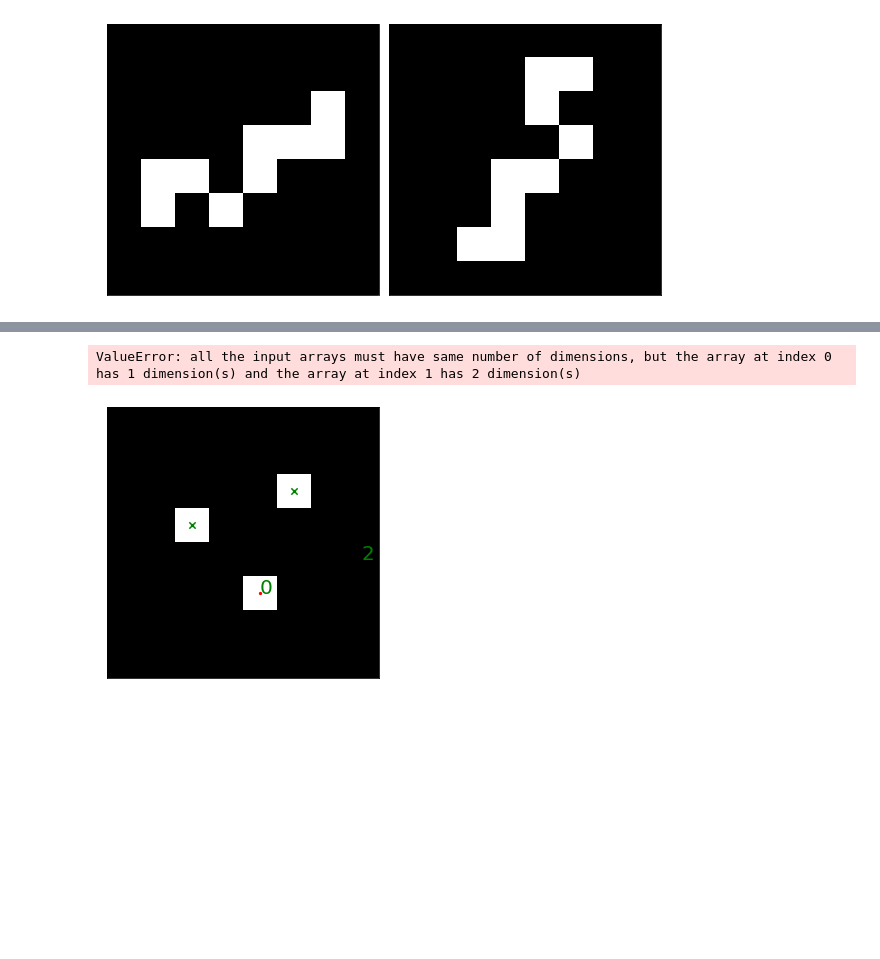
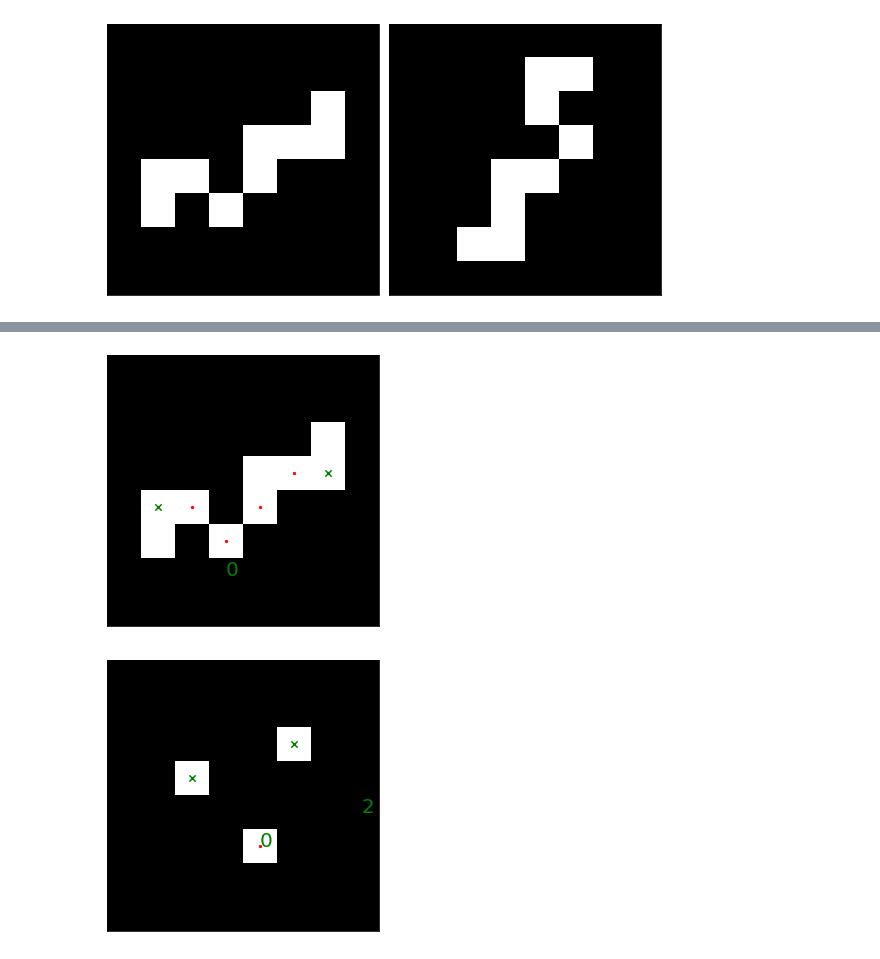
Before and after one commit to NanyangBot/task_planning, a Jupyter notebook: notebooks/drawline.ipynb, the cells around one changed output, grey strips where cells are left out. Drawn from its saved outputs; the diff is of its cells as text; code cells hidden in the pictures; blank space fills up the shorter version.

```diff
--- a/notebooks/drawline.ipynb
+++ b/notebooks/drawline.ipynb
@@ -179,7 +196,7 @@ class Node:
 
 
 
-class AStar:
+class Solver:
 
     def __init__(self, cols, rows, start, end, obstacle_list):
 
@@ -254,7 +271,7 @@ class AStar:
 
             print("Done !!")
 
-        open_set = AStar.clean_open_set(open_set, current_node)
+        open_set = Solver.clean_open_set(open_set, current_node)
         closed_set.append(current_node)
         neighbors = current_node.neighbors
         for neighbor in neighbors:
@@ -278,18 +295,17 @@ class AStar:
                     pass
                 else:
                     neighbor.g = temp_g
-                    neighbor.h = AStar.h_score(neighbor, end)
+                    neighbor.h = Solver.h_score(neighbor, end)
                     neighbor.f = neighbor.g + neighbor.h
                     neighbor.previous = current_node
                     open_set.append(neighbor)
 
         return open_set, closed_set, current_node, final_path
 
-    def main(self):
-
-        grid = AStar.create_grid(self.cols, self.rows)
-        grid = AStar.fill_grids(grid, self.cols, self.rows, self.obstacle_list)
-        grid = AStar.get_neighbors(grid, self.cols, self.rows)
+    def solve(self):
+        grid = Solver.create_grid(self.cols, self.rows)
+        grid = Solver.fill_grids(grid, self.cols, self.rows, self.obstacle_list)
+        grid = Solver.get_neighbors(grid, self.cols, self.rows)
         open_set  = []
         closed_set  = []
         current_node = None
@@ -297,7 +313,7 @@ class AStar:
         open_set.append(grid[self.start[0]][self.start[1]])
         self.end = grid[self.end[0]][self.end[1]]
         while len(open_set) > 0:
-            open_set, closed_set, current_node, final_path = AStar.start_path(open_set, closed_set, current_node, self.end)
+            open_set, closed_set, current_node, final_path = Solver.start_path(open_set, closed_set, current_node, self.end)
             if len(final_path) > 0:
                 break
 
@@ -317,9 +335,9 @@ final_path = a_star.main()
 # %%
 new_pts = np.array([[p.x, p.y] for p in final_path[::-1]])
 new_pts = np.append(new_pts,[pts[pt_end]],axis=0)
-plotpoints(thin,new_pts.T,[0,len(new_pts)-1])
+plotpoints(thresh2,new_pts.T,[0,len(new_pts)-1])
 # %% [output]
-ValueError: all the input arrays must have same number of dimensions, but the array at index 0 has 1 dimension(s) and the array at index 1 has 2 dimension(s)
+[figure, added]
 # %%
 # Python program for Dijkstra's single
 # source shortest path algorithm. The program is
```
Also changed, not shown: parts of 5 cells of this notebook, 3 other files.
